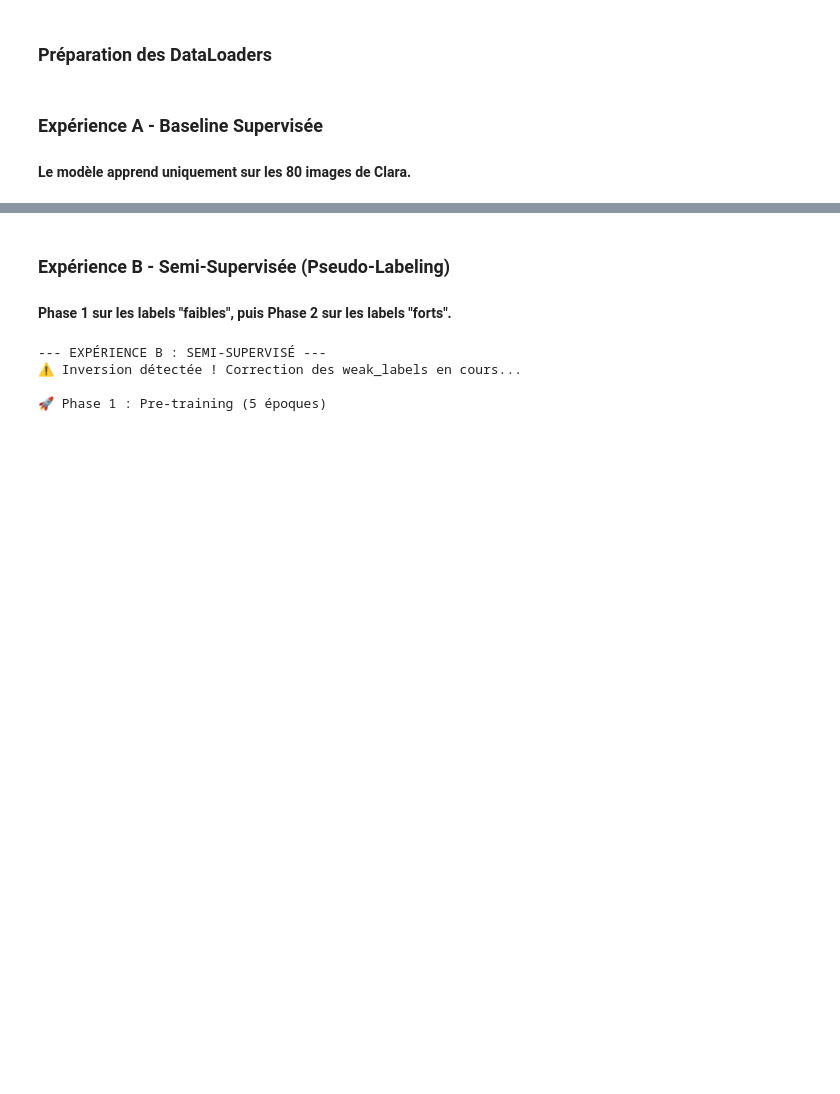
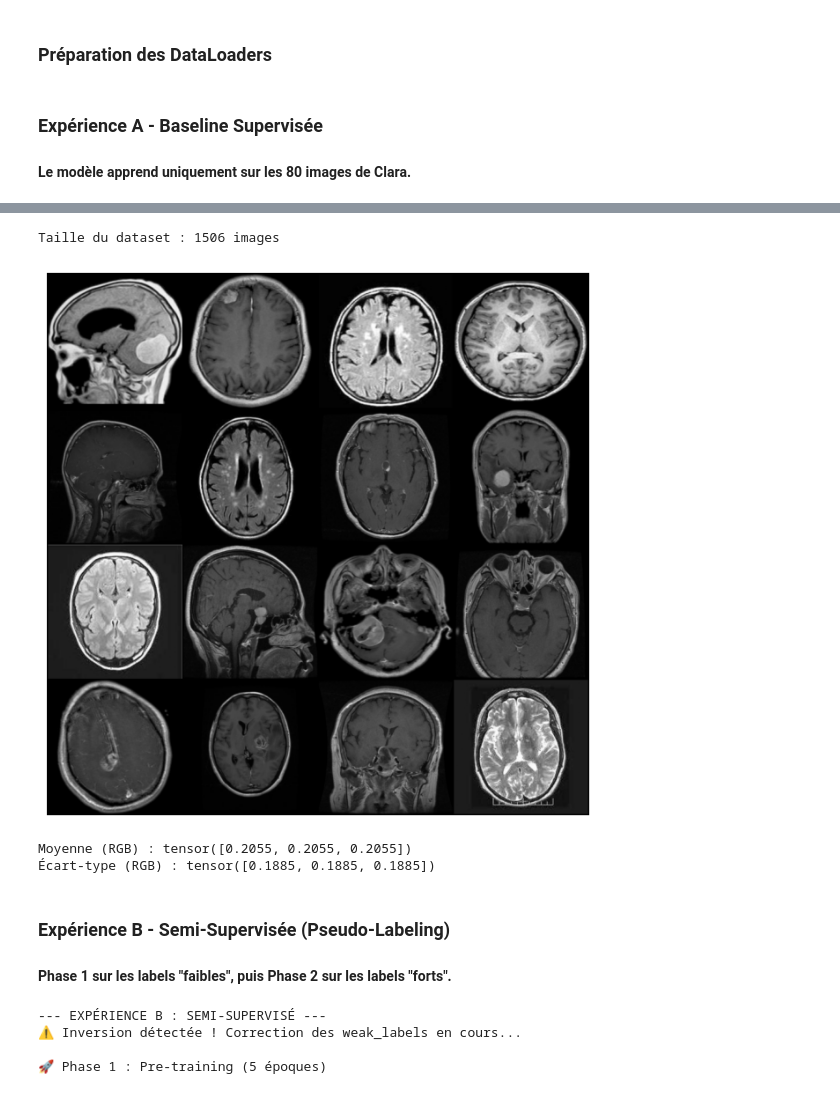
Before and after one commit to XavierCoulon/OC_P10_SSL_BrainScanAI, a Jupyter notebook: notebooks/04_semi_supervised_approach.ipynb, the cells around one changed output, grey strips where cells are left out. Drawn from its saved outputs; the diff is of its cells as text; code cells hidden in the pictures; blank space fills up the shorter version.

```diff
--- a/notebooks/04_semi_supervised_approach.ipynb
+++ b/notebooks/04_semi_supervised_approach.ipynb
@@ -95,3 +119,35 @@ f1_sup, report_sup = evaluate_model(model_sup, loader_test, device)
+# %%
+from torchvision import transforms
+from torch.utils.data import DataLoader
+
+# Setup des chemins
+from src.data_utils import BrainScanDataset
+from src.viz_utils import show_batch_grid
+from src.stats_utils import compute_dataset_stats
+
+# 1. Initialisation (On transforme juste en Tensor pour l'EDA)
+base_transform = transforms.Compose(
+    [transforms.Resize((224, 224)), transforms.ToTensor()]
+)
+
+dataset = BrainScanDataset("../data/metadata.csv", transform=base_transform)
+loader = DataLoader(dataset, batch_size=32, shuffle=True)
+
+# 2. Exécution des tâches A, B et C
+print(f"Taille du dataset : {len(dataset)} images")
+
+# Tâche B : Visualisation de la grille
+show_batch_grid(loader)
+
+# Tâche C : Calcul des stats (Moyenne & STD)
+mean, std = compute_dataset_stats(loader)
+print(f"Moyenne (RGB) : {mean}")
+print(f"Écart-type (RGB) : {std}")
+# %% [output]
+Taille du dataset : 1506 images
+[figure, added]
+Moyenne (RGB) : tensor([0.2055, 0.2055, 0.2055])
+Écart-type (RGB) : tensor([0.1885, 0.1885, 0.1885])
 # %% [markdown]
 ### Expérience B - Semi-Supervisée (Pseudo-Labeling)
 #### Phase 1 sur les labels "faibles", puis Phase 2 sur les labels "forts".
```
Also changed, not shown: parts of 5 cells of this notebook, 5 other files.
